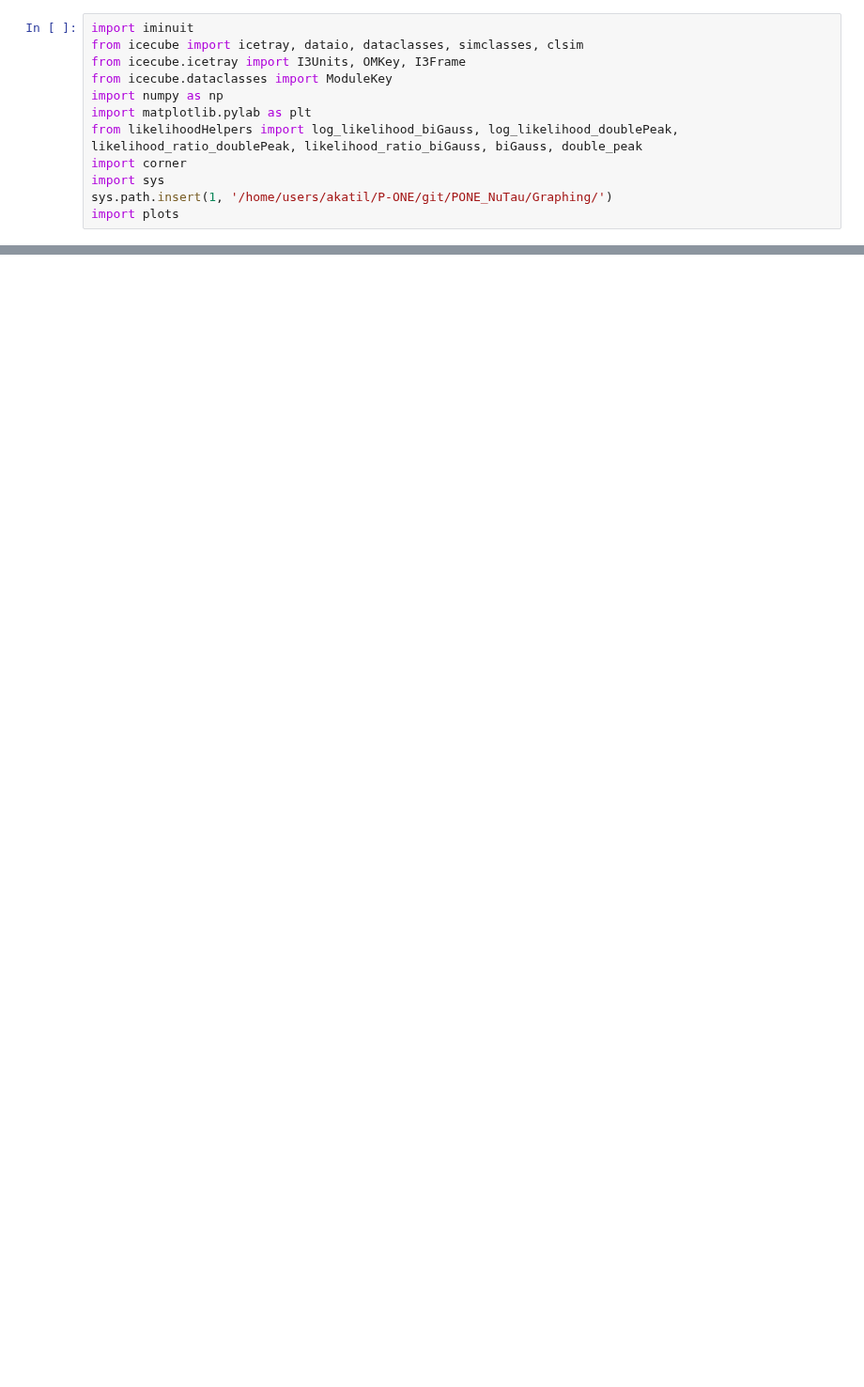
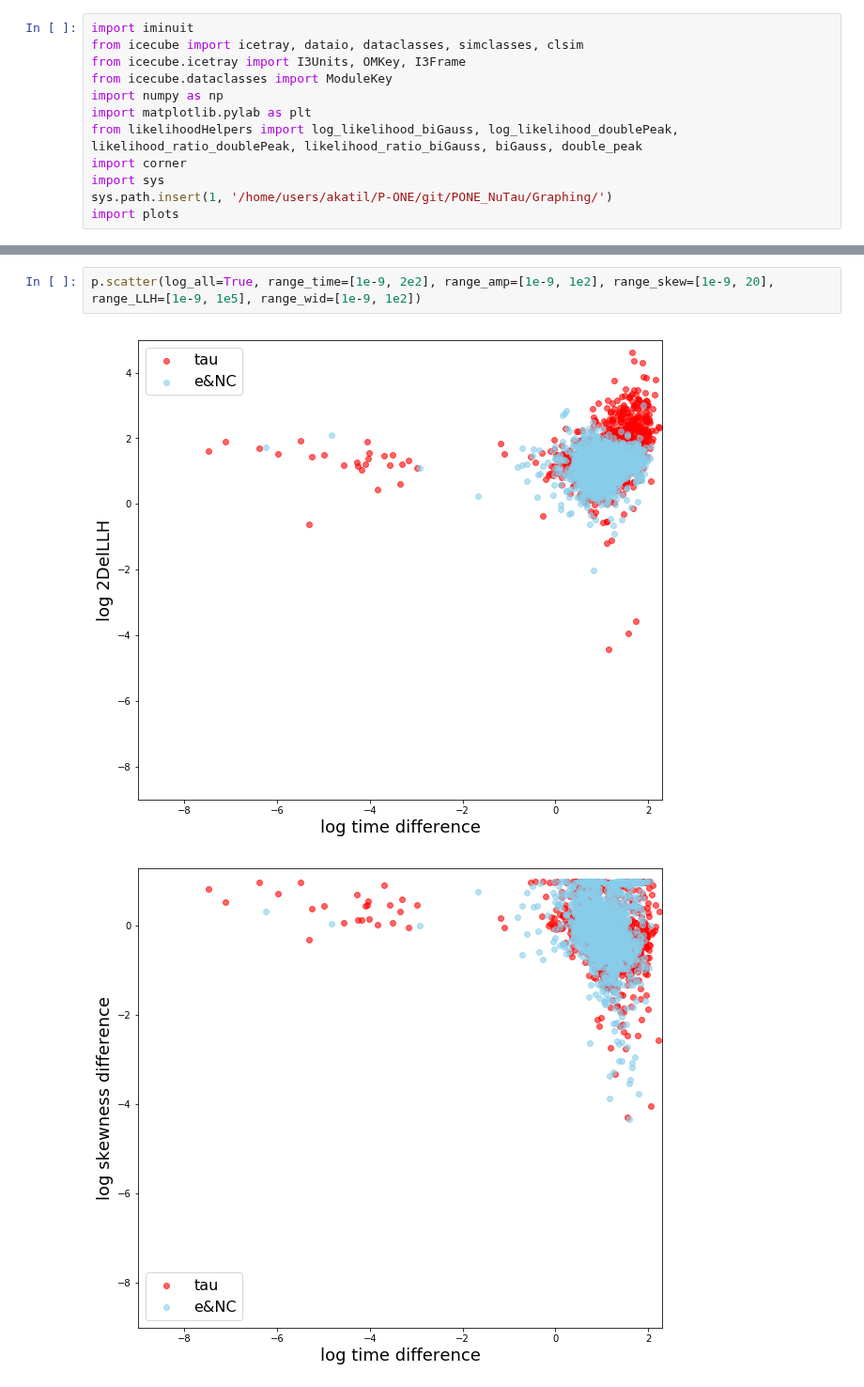
Before and after one commit to ka-til/P-ONE_NuTau, a Jupyter notebook: IMINUIT/Tau_E_analysis_update4-bounds-mean.ipynb, the cells around one changed output, grey strips where cells are left out. Shown at 94% size. Drawn from its saved outputs; the diff is of its cells as text; blank space fills up the shorter version.

```diff
--- a/IMINUIT/Tau_E_analysis_update4-bounds-mean.ipynb
+++ b/IMINUIT/Tau_E_analysis_update4-bounds-mean.ipynb
@@ -150 +125,6 @@ Will plot some pretty plots using corner and matplotlib.pyplot
 ... (11 outputs left out)
+# %%
+p.scatter(log_all=True, range_time=[1e-9, 2e2], range_amp=[1e-9, 1e2], range_skew=[1e-9, 20], range_LLH=[1e-9, 1e5], range_wid=[1e-9, 1e2])
+# %% [output]
+[figure, added]
+[figure, added]
```
Also changed, not shown: parts of 4 cells of this notebook, 9 other files.
